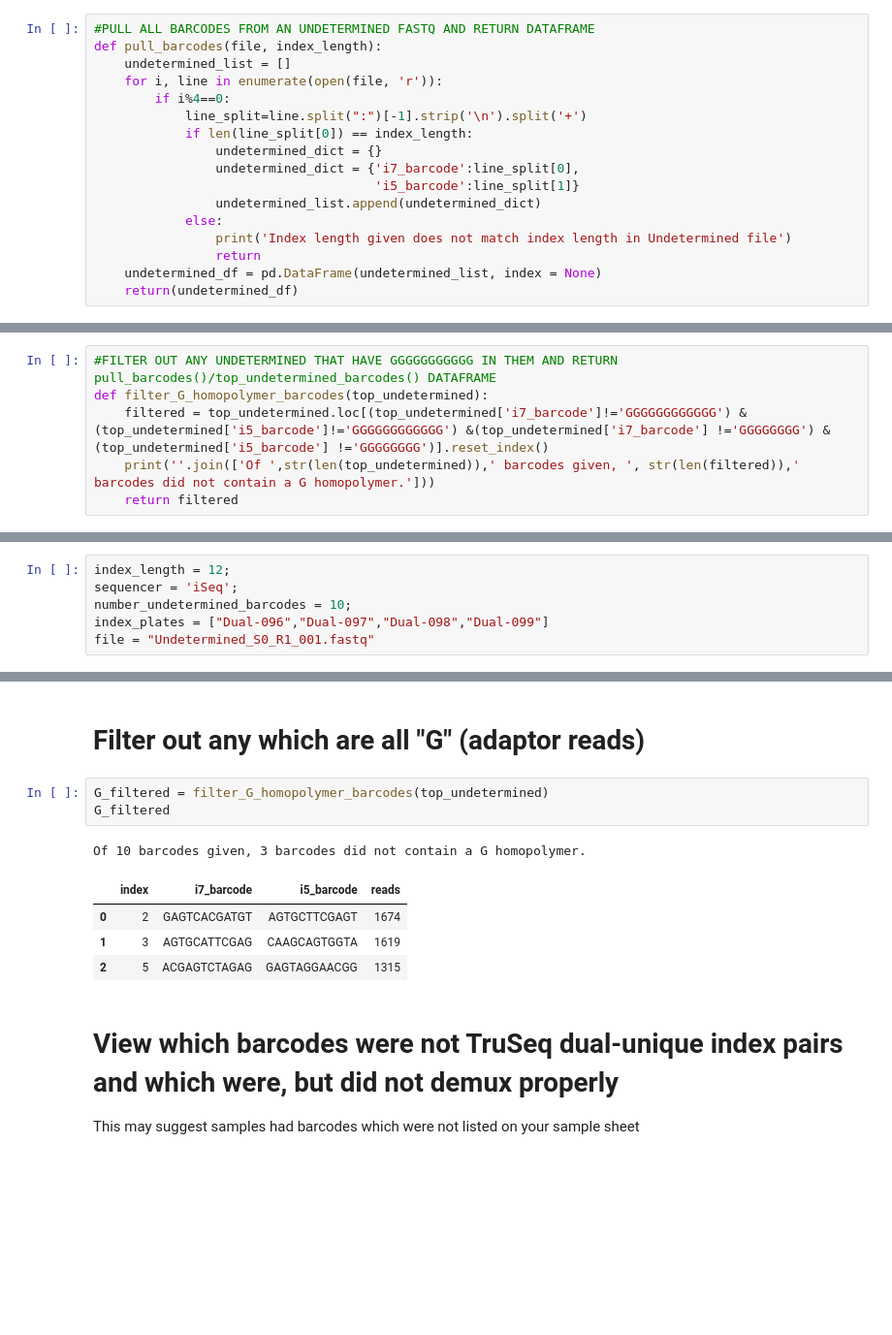
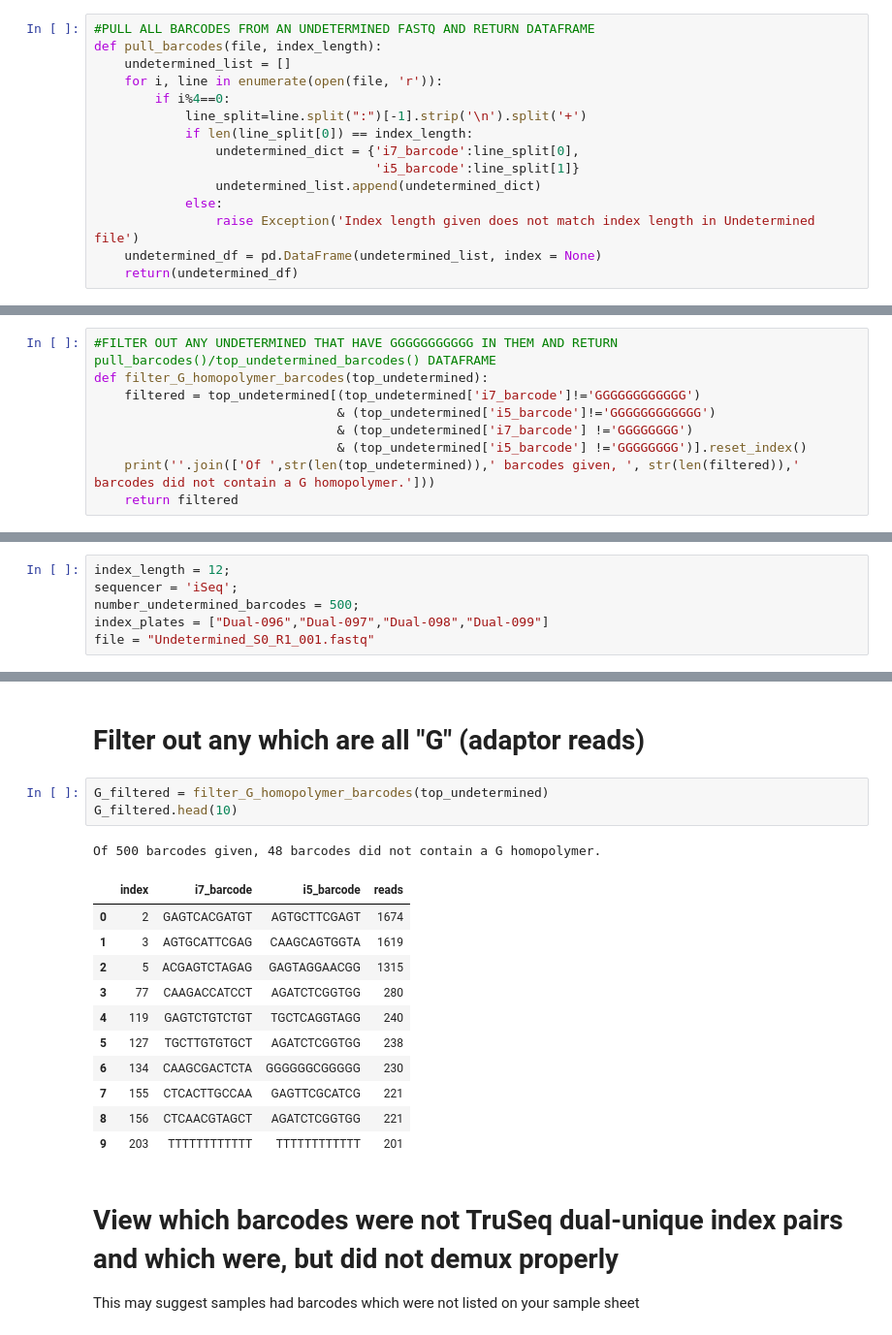
Before and after one commit to czbiohub/specialops, a Jupyter notebook: Barcode_Hopping/Processing_Undetermined_Script.ipynb, the cells around one changed output, grey strips where cells are left out. Shown: that part at 97% size. Drawn from its saved outputs; the diff is of its cells as text; blank space fills up the shorter version.

```diff
--- a/Barcode_Hopping/Processing_Undetermined_Script.ipynb
+++ b/Barcode_Hopping/Processing_Undetermined_Script.ipynb
@@ -261,13 +499,11 @@ def pull_barcodes(file, index_length):
         if i%4==0:
             line_split=line.split(":")[-1].strip('\n').split('+')
             if len(line_split[0]) == index_length:
-                undetermined_dict = {}
                 undetermined_dict = {'i7_barcode':line_split[0],
                                      'i5_barcode':line_split[1]}
                 undetermined_list.append(undetermined_dict)
             else:
-                print('Index length given does not match index length in Undetermined file')
-                return
+                raise Exception('Index length given does not match index length in Undetermined file')
     undetermined_df = pd.DataFrame(undetermined_list, index = None)
     return(undetermined_df)
 # %%
@@ -280,6 +516,9 @@ def top_undetermined_barcodes(undetermined_barcodes_df, num_top_barcodes):
 # %%
 #FILTER OUT ANY UNDETERMINED THAT HAVE GGGGGGGGGGG IN THEM AND RETURN pull_barcodes()/top_undetermined_barcodes() DATAFRAME
 def filter_G_homopolymer_barcodes(top_undetermined):
-    filtered = top_undetermined.loc[(top_undetermined['i7_barcode']!='GGGGGGGGGGGG') & (top_undetermined['i5_barcode']!='GGGGGGGGGGGG') &(top_undetermined['i7_barcode'] !='GGGGGGGG') & (top_undetermined['i5_barcode'] !='GGGGGGGG')].reset_index()
+    filtered = top_undetermined[(top_undetermined['i7_barcode']!='GGGGGGGGGGGG')
+                                & (top_undetermined['i5_barcode']!='GGGGGGGGGGGG')
+                                & (top_undetermined['i7_barcode'] !='GGGGGGGG')
+                                & (top_undetermined['i5_barcode'] !='GGGGGGGG')].reset_index()
     print(''.join(['Of ',str(len(top_undetermined)),' barcodes given, ', str(len(filtered)),' barcodes did not contain a G homopolymer.']))
     return filtered
@@ -693,7 +670,7 @@ def match_i5_or_i7(leftover_indices,sequencer,index_length):
 # %%
 index_length = 12;
 sequencer = 'iSeq';
-number_undetermined_barcodes = 10;
+number_undetermined_barcodes = 500;
 index_plates = ["Dual-096","Dual-097","Dual-098","Dual-099"]
 file = "Undetermined_S0_R1_001.fastq"
 # %% [markdown]
@@ -721,13 +698,20 @@ top_undetermined
 # Filter out any which are all "G" (adaptor reads)
 # %%
 G_filtered = filter_G_homopolymer_barcodes(top_undetermined)
-G_filtered
+G_filtered.head(10)
 # %% [output]
-Of 10 barcodes given, 3 barcodes did not contain a G homopolymer.
+Of 500 barcodes given, 48 barcodes did not contain a G homopolymer.
 |  | index | i7_barcode | i5_barcode | reads |
 | 0 | 2 | GAGTCACGATGT | AGTGCTTCGAGT | 1674 |
 | 1 | 3 | AGTGCATTCGAG | CAAGCAGTGGTA | 1619 |
 | 2 | 5 | ACGAGTCTAGAG | GAGTAGGAACGG | 1315 |
+| 3 | 77 | CAAGACCATCCT | AGATCTCGGTGG | 280 |
+| 4 | 119 | GAGTCTGTCTGT | TGCTCAGGTAGG | 240 |
+| 5 | 127 | TGCTTGTGTGCT | AGATCTCGGTGG | 238 |
+| 6 | 134 | CAAGCGACTCTA | GGGGGGCGGGGG | 230 |
+| 7 | 155 | CTCACTTGCCAA | GAGTTCGCATCG | 221 |
+| 8 | 156 | CTCAACGTAGCT | AGATCTCGGTGG | 221 |
+| 9 | 203 | TTTTTTTTTTTT | TTTTTTTTTTTT | 201 |
 # %% [markdown]
 # View which barcodes were not TruSeq dual-unique index pairs and which were, but did not demux properly
 This may suggest samples had barcodes which were not listed on your sample sheet
```
Also changed, not shown: parts of 16 cells of this notebook.
